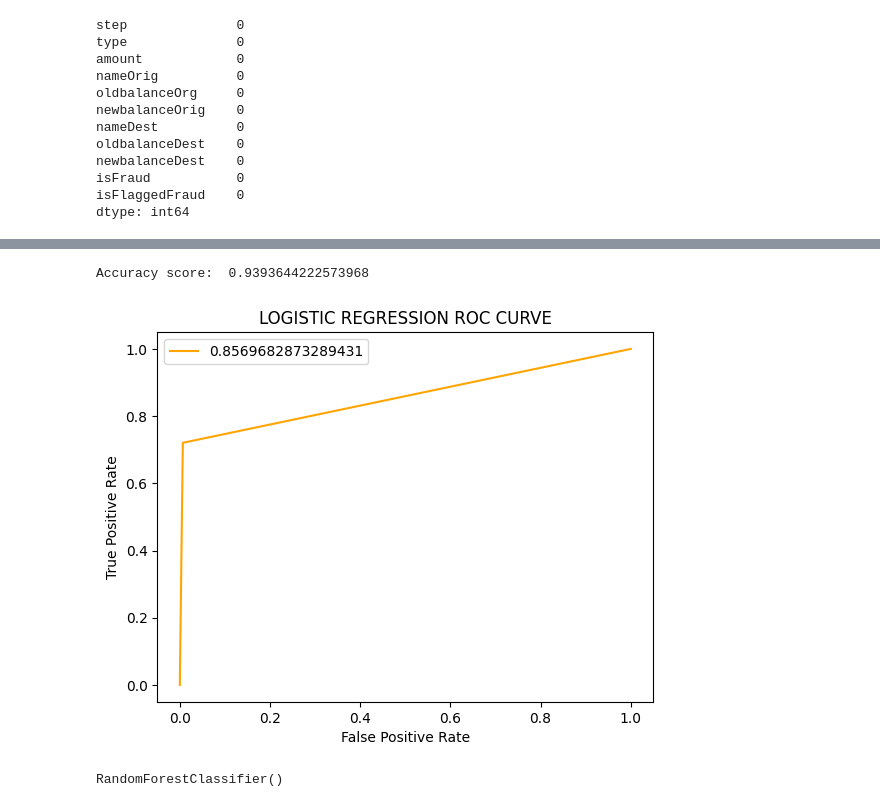
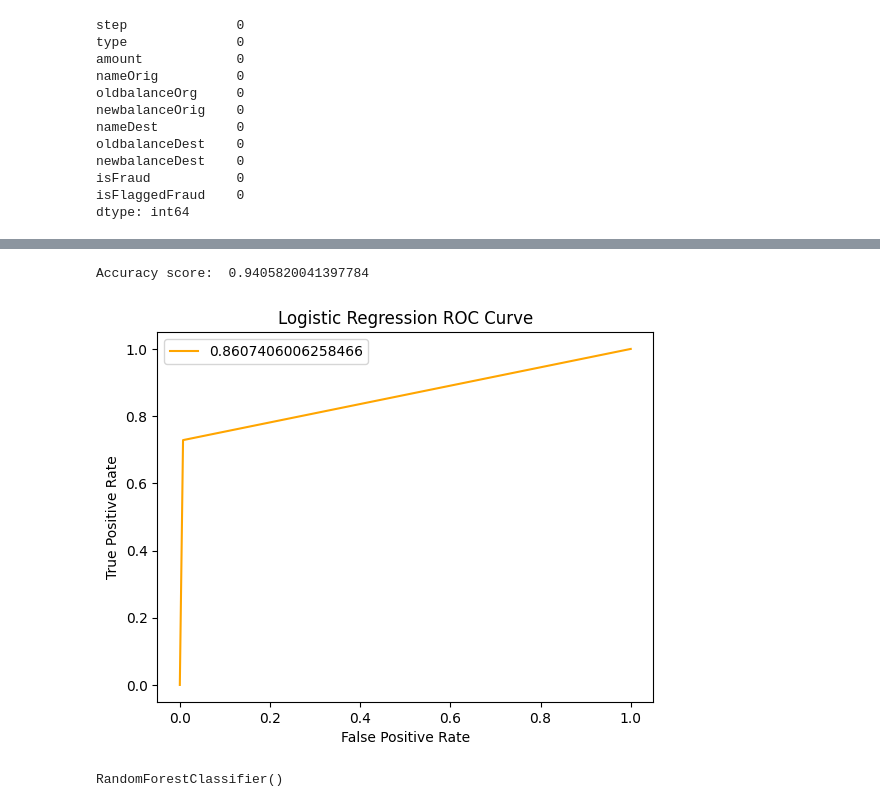
Before and after one commit to sorei9240/Supervised_Learning, a Jupyter notebook: fraud_detection.ipynb, the cells around one changed output, grey strips where cells are left out. Drawn from its saved outputs; the diff is of its cells as text; code cells hidden in the pictures.

```diff
--- a/fraud_detection.ipynb
+++ b/fraud_detection.ipynb
@@ -101,22 +105,22 @@ X_test = scaler.transform(X_test)
 # train logistic regression model
 log_reg = LogisticRegression()
 log_reg.fit(X_train, y_train)
-lr_y_pred = log_reg.predict(X_test)
-print('Accuracy score: ', accuracy_score(y_test, lr_y_pred))
+logreg_y_pred = log_reg.predict(X_test)
+print('Accuracy score: ', accuracy_score(y_test, logreg_y_pred))
 # %% [output]
-Accuracy score:  0.9393644222573968
+Accuracy score:  0.9405820041397784
 # %%
 # ROC curve
-lr_auc = roc_auc_score(y_test, lr_y_pred)
-fpr, tpr, _ = roc_curve(y_test, lr_y_pred)
-plt.plot(fpr, tpr, color = 'orange', label = lr_auc)
+logreg_auc = roc_auc_score(y_test, logreg_y_pred)
+fpr, tpr, _ = roc_curve(y_test, logreg_y_pred)
+plt.plot(fpr, tpr, color = 'orange', label = logreg_auc)
 plt.xlabel('False Positive Rate')
 plt.ylabel('True Positive Rate')
-plt.title('LOGISTIC REGRESSION ROC CURVE')
+plt.title('Logistic Regression ROC Curve')
 plt.legend()
 plt.show()
 # %% [output]
-[figure, old version]
+[figure, new version]
 # %%
 # train random forest model
 random_forest = RandomForestClassifier()
```
Also changed, not shown: parts of 17 cells of this notebook.
